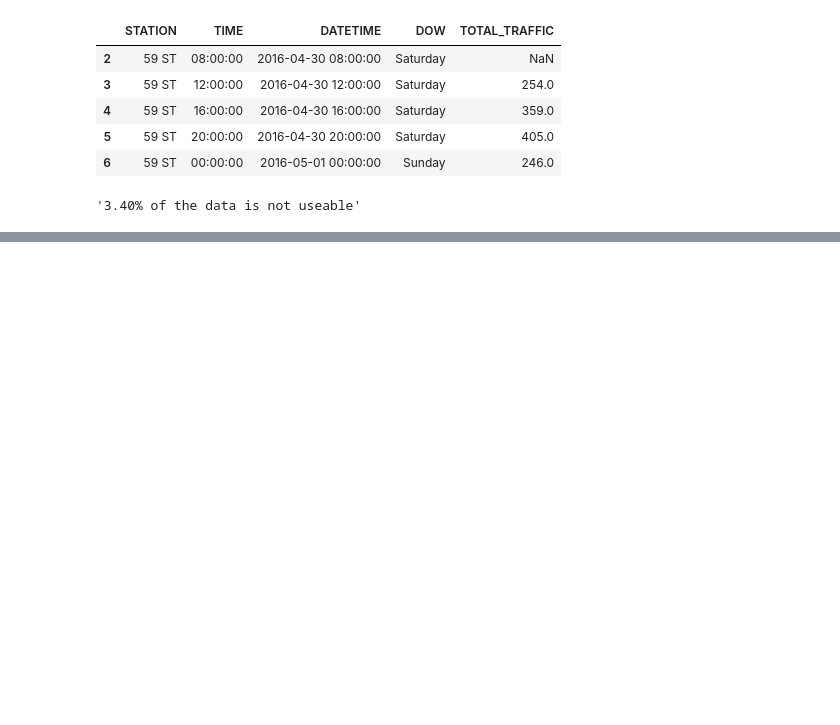
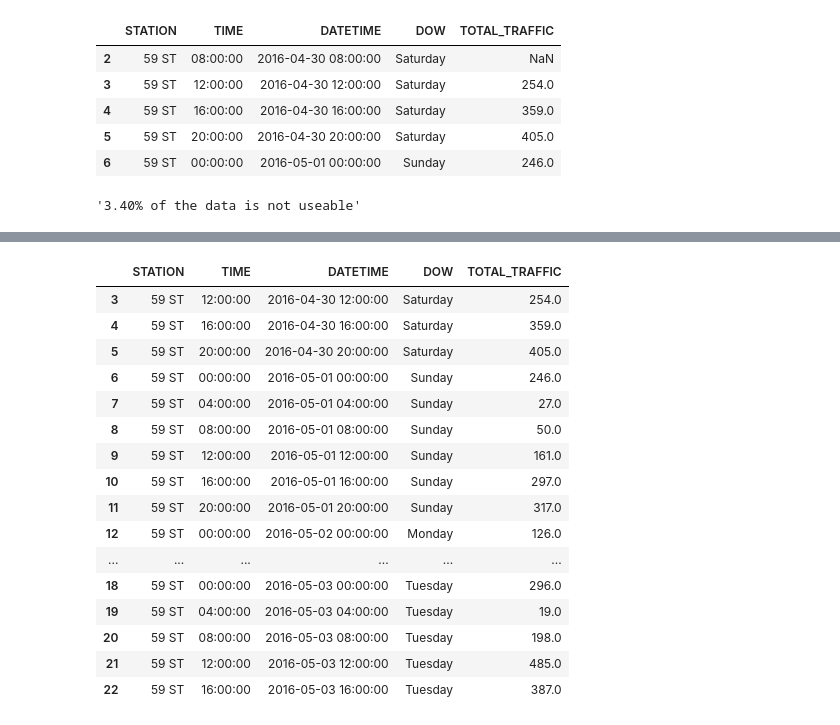
Before and after one commit to MohammadBakir/Project-Benson, a Jupyter notebook: Project Benson.ipynb, the cells around one changed output, grey strips where cells are left out. Drawn from its saved outputs; the diff is of its cells as text; code cells hidden in the pictures; blank space fills up the shorter version.

```diff
--- a/Project Benson.ipynb
+++ b/Project Benson.ipynb
@@ -161,0 +176,20 @@ df.dropna(inplace=True)
+# %%
+df.head(20)
+# %% [output]
+|  | STATION | TIME | DATETIME | DOW | TOTAL_TRAFFIC |
+| 3 | 59 ST | 12:00:00 | 2016-04-30 12:00:00 | Saturday | 254.0 |
+| 4 | 59 ST | 16:00:00 | 2016-04-30 16:00:00 | Saturday | 359.0 |
+| 5 | 59 ST | 20:00:00 | 2016-04-30 20:00:00 | Saturday | 405.0 |
+| 6 | 59 ST | 00:00:00 | 2016-05-01 00:00:00 | Sunday | 246.0 |
+| 7 | 59 ST | 04:00:00 | 2016-05-01 04:00:00 | Sunday | 27.0 |
+| 8 | 59 ST | 08:00:00 | 2016-05-01 08:00:00 | Sunday | 50.0 |
+| 9 | 59 ST | 12:00:00 | 2016-05-01 12:00:00 | Sunday | 161.0 |
+| 10 | 59 ST | 16:00:00 | 2016-05-01 16:00:00 | Sunday | 297.0 |
+| 11 | 59 ST | 20:00:00 | 2016-05-01 20:00:00 | Sunday | 317.0 |
+| 12 | 59 ST | 00:00:00 | 2016-05-02 00:00:00 | Monday | 126.0 |
+| ... | ... | ... | ... | ... | ... |
+| 18 | 59 ST | 00:00:00 | 2016-05-03 00:00:00 | Tuesday | 296.0 |
+| 19 | 59 ST | 04:00:00 | 2016-05-03 04:00:00 | Tuesday | 19.0 |
+| 20 | 59 ST | 08:00:00 | 2016-05-03 08:00:00 | Tuesday | 198.0 |
+| 21 | 59 ST | 12:00:00 | 2016-05-03 12:00:00 | Tuesday | 485.0 |
+| 22 | 59 ST | 16:00:00 | 2016-05-03 16:00:00 | Tuesday | 387.0 |
```
Also changed, not shown: parts of 6 cells of this notebook, 29 other files.
